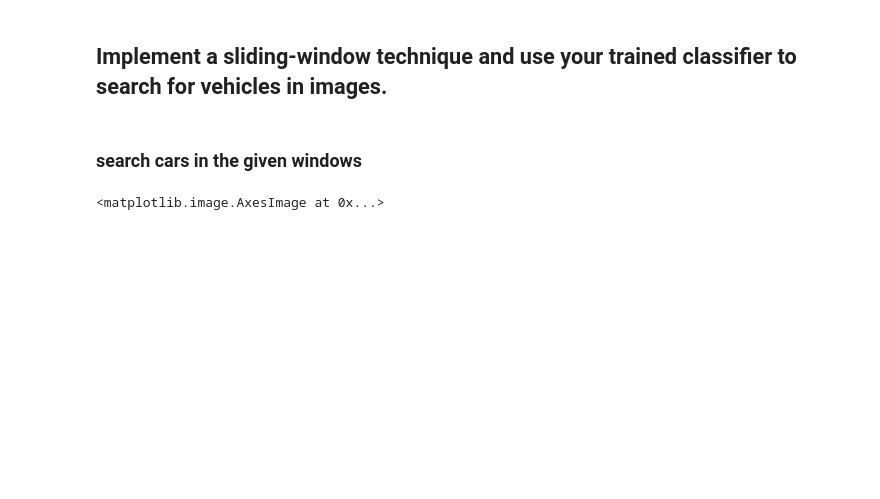
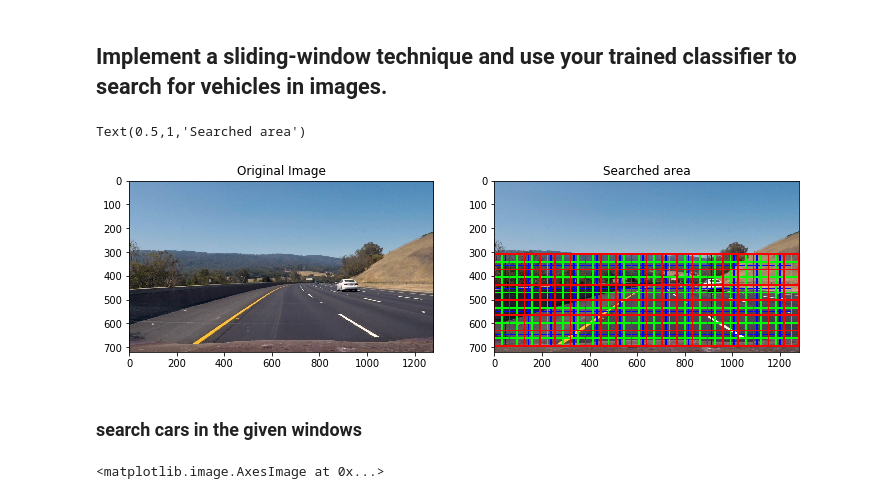
Before and after one commit to YimengZhu/CarND-Vehicle-Detection, a Jupyter notebook: Untitled.ipynb, the cells around one changed output. Drawn from its saved outputs; the diff is of its cells as text; code cells hidden in the pictures; blank space fills up the shorter version.

```diff
--- a/Untitled.ipynb
+++ b/Untitled.ipynb
@@ -410,27 +402,30 @@ def draw_boxes(img, bboxes, color=(0, 0, 255), thick=6):
 # %%
 test_image = mpimg.imread('./test_images/test1.jpg')
 draw_image = np.copy(test_image)
 
-windows_96 = slide_window(img, x_start_stop=[None, None], y_start_stop=[None, None], xy_window=(96, 96),
-                       xy_overlap=(0.7, 0.7))
+windows_64 = slide_window(draw_image, x_start_stop=[None, None], y_start_stop=[None, None], xy_window=(64, 64),
+                       xy_overlap=(0.5, 0.5))
 
-windows_128 = slide_window(img, x_start_stop=[None, None], y_start_stop=[None, None], xy_window=(128, 128),
-                       xy_overlap=(0.7, 0.7))
+windows_96 = slide_window(draw_image, x_start_stop=[None, None], y_start_stop=[None, None], xy_window=(96, 96),
+                       xy_overlap=(0.5, 0.5))
 
-windows_160 = slide_window(img, x_start_stop=[None, None], y_start_stop=[None, None], xy_window=(160, 160),
-                       xy_overlap=(0.7, 0.7))
+windows_128 = slide_window(draw_image, x_start_stop=[None, None], y_start_stop=[None, None], xy_window=(128, 128),
+                       xy_overlap=(0.5, 0.5))
 
-windows = windows_96 + windows_128 + windows_160
-
-boxes_image = draw_boxes(draw_image, windows)
+boxes_image = draw_boxes(draw_image, windows_96, color=(0, 0, 255))
+boxes_image = draw_boxes(boxes_image, windows_64, color=(0, 255, 0))
+boxes_image = draw_boxes(boxes_image, windows_128, color=(255, 0, 0))
 
 fig = plt.figure(figsize=(12,6))
 plt.subplot(121)
 plt.imshow(test_image)
 plt.title('Original Image')
 plt.subplot(122)
-plt.plot(boxes_image)
+plt.imshow(boxes_image)
 plt.title('Searched area')
+# %% [output]
+Text(0.5,1,'Searched area')
+[figure, added]
 # %% [markdown]
 ### search cars in the given windows
 # %%
```
Also changed, not shown: parts of 16 cells of this notebook, 7 other files.
